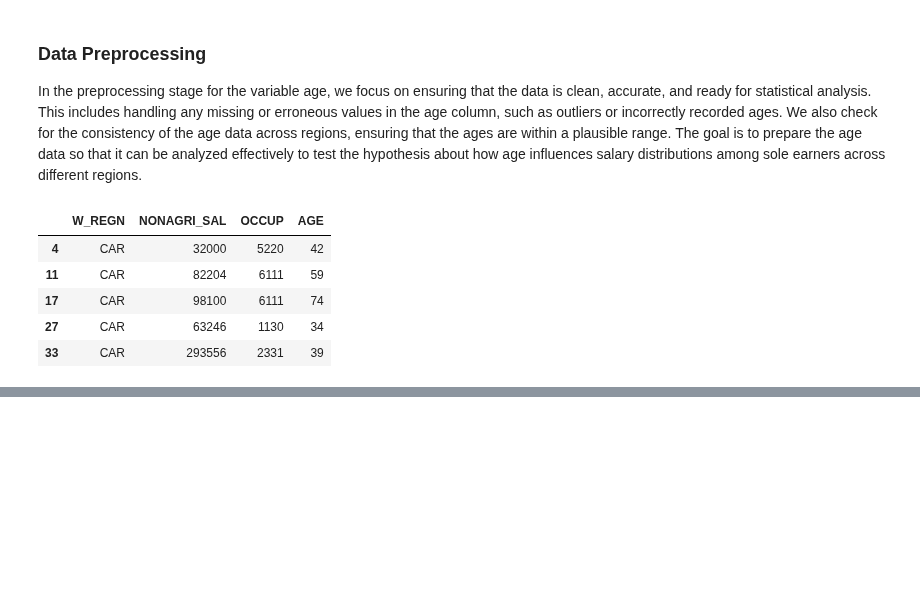
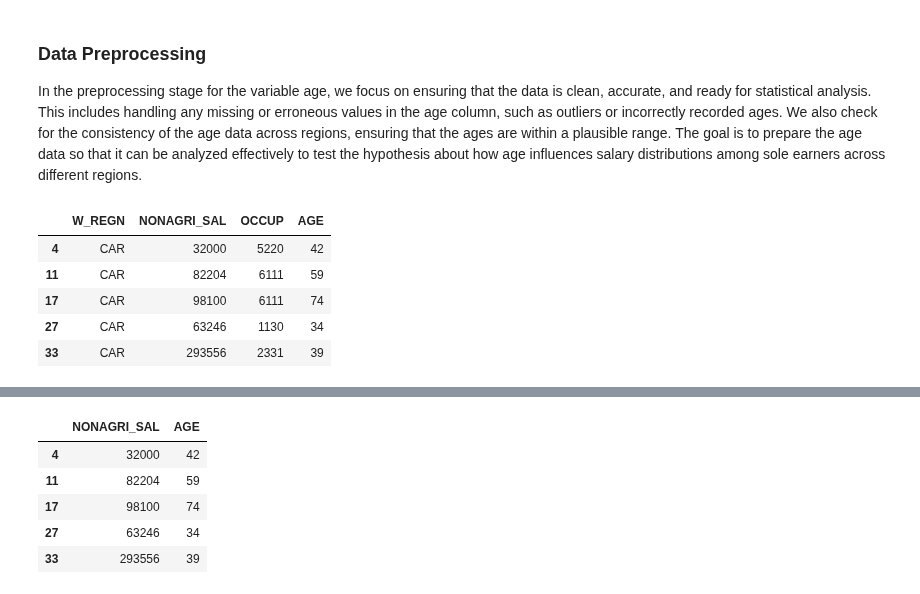
Before and after one commit to chiwasushuba/CSMODEL-Project, a Jupyter notebook: [Phase 2].ipynb, the cells around one changed output, grey strips where cells are left out. Cells and saved outputs as stored; diff of their text form; code cells hidden in the pictures; blank space fills up the shorter version.

```diff
--- a/[Phase 2].ipynb
+++ b/[Phase 2].ipynb
@@ -1303,0 +1314,10 @@ selected_df.head()
+# %%
+selected_df = selected_df[["NONAGRI_SAL", "AGE"]]
+selected_df.head()
+# %% [output]
+|  | NONAGRI_SAL | AGE |
+| 4 | 32000 | 42 |
+| 11 | 82204 | 59 |
+| 17 | 98100 | 74 |
+| 27 | 63246 | 34 |
+| 33 | 293556 | 39 |
```
Also changed, not shown: parts of 12 cells of this notebook.
